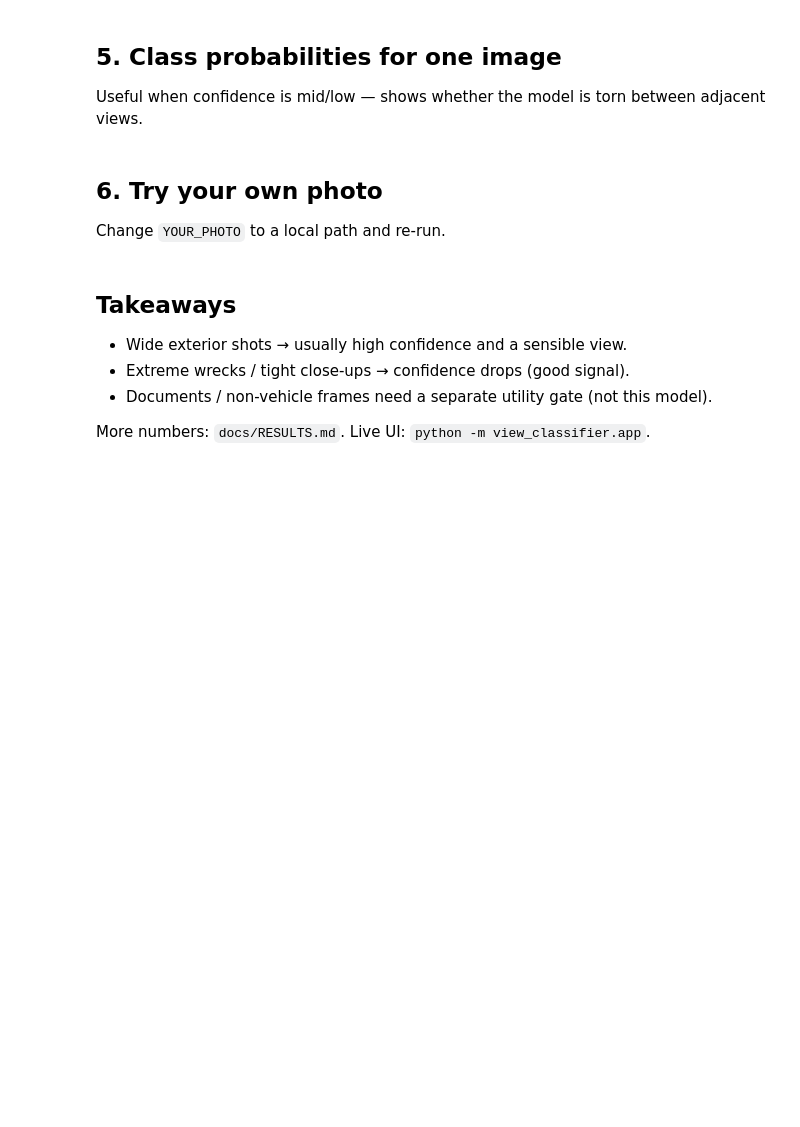
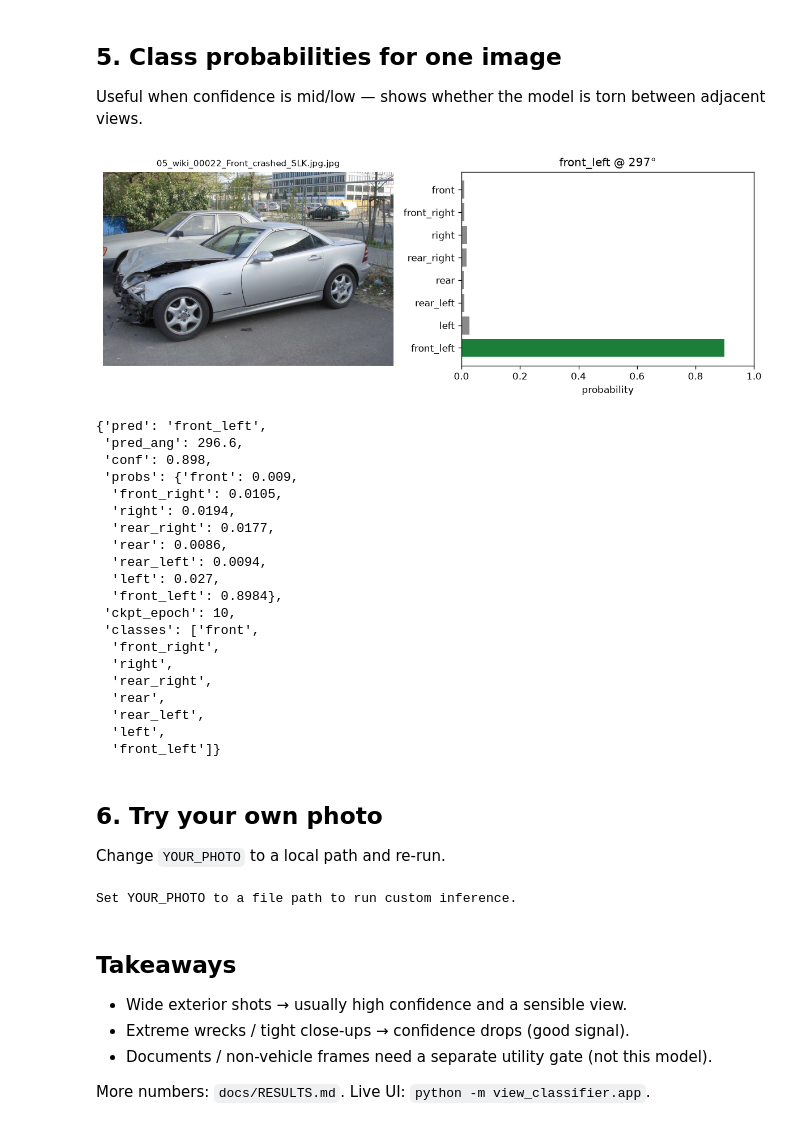
Before and after one commit to veerupandey/view_classifier, a Jupyter notebook: notebooks/view_classifier_demo.ipynb, the cells around one changed output. Cells and saved outputs as stored; diff of their text form; code cells hidden in the pictures; blank space fills up the shorter version.

```diff
--- a/notebooks/view_classifier_demo.ipynb
+++ b/notebooks/view_classifier_demo.ipynb
@@ -112,24 +139,46 @@ plt.show()
 Useful when confidence is mid/low — shows whether the model is torn between adjacent views.
 # %%
 path = samples[min(4, len(samples) - 1)]
-image = Image.open(path).convert("RGB")
+image = PILImage.open(path).convert("RGB")
 pred = predict_image(image)
 
 fig, axes = plt.subplots(1, 2, figsize=(10, 3.8))
 axes[0].imshow(image)
 axes[0].set_title(path.name, fontsize=9)
 axes[0].axis("off")
 
 names = list(POSE_CLASSES)
 vals = [pred["probs"][n] for n in names]
 colors = ["#1b7f3a" if v == max(vals) else "#8a8a8a" for v in vals]
 axes[1].barh(names[::-1], vals[::-1], color=colors[::-1])
 axes[1].set_xlim(0, 1)
 axes[1].set_xlabel("probability")
 axes[1].set_title(f"{pred['pred']} @ {pred['pred_ang']:.0f}°")
 fig.tight_layout()
-plt.show()
+show_fig(fig)
 pred
+# %% [output]
+[figure, added]
+{'pred': 'front_left',
+ 'pred_ang': 296.6,
+ 'conf': 0.898,
+ 'probs': {'front': 0.009,
+  'front_right': 0.0105,
+  'right': 0.0194,
+  'rear_right': 0.0177,
+  'rear': 0.0086,
+  'rear_left': 0.0094,
+  'left': 0.027,
+  'front_left': 0.8984},
+ 'ckpt_epoch': 10,
+ 'classes': ['front',
+  'front_right',
+  'right',
+  'rear_right',
+  'rear',
+  'rear_left',
+  'left',
+  'front_left']}
 # %% [markdown]
 ## 6. Try your own photo
 
@@ -138,12 +187,14 @@ Change `YOUR_PHOTO` to a local path and re-run.
 YOUR_PHOTO = None  # e.g. Path("/path/to/photo.jpg")
 
 if YOUR_PHOTO is not None:
-    image = Image.open(YOUR_PHOTO).convert("RGB")
+    image = PILImage.open(YOUR_PHOTO).convert("RGB")
     pred = predict_image(image)
     display(image.resize((480, 360)))
     print(format_prediction(pred))
 else:
     print("Set YOUR_PHOTO to a file path to run custom inference.")
+# %% [output]
+Set YOUR_PHOTO to a file path to run custom inference.
 # %% [markdown]
 ## Takeaways
 
```
Also changed, not shown: parts of 4 cells of this notebook, 10 other files.
